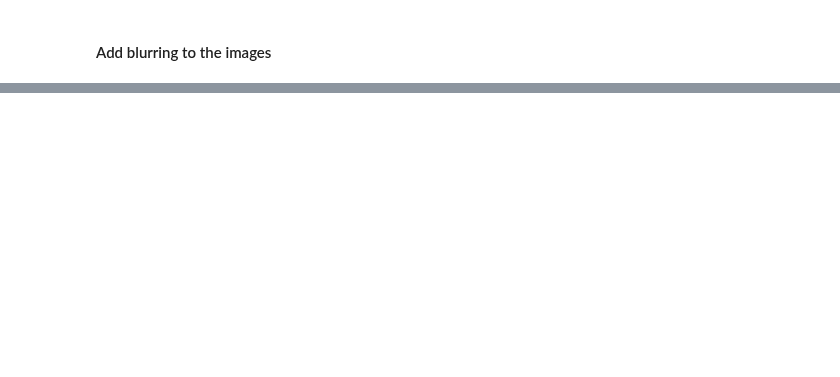
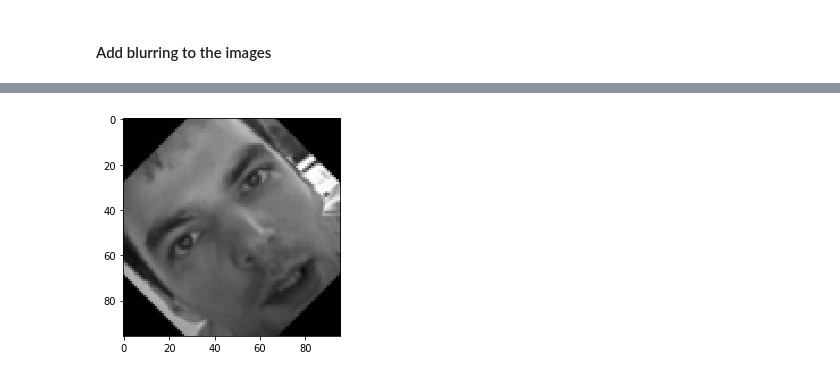
Before and after one commit to MadhuAtBerkeley/w207_Project, a Jupyter notebook: source/w207_eda.ipynb, the cells around one changed output, grey strips where cells are left out. Cells and saved outputs as stored; diff of their text form; code cells hidden in the pictures; blank space fills up the shorter version.

Commit message:
started working on rotation

```diff
--- a/source/w207_eda.ipynb
+++ b/source/w207_eda.ipynb
@@ -337,0 +357,10 @@ array([66.03356391, 39.00227368, 30.22700752, 36.4216782 , 59.58207519,
+# %%
+rows,cols = (96,96)
+
+M = cv2.getRotationMatrix2D((cols/2,rows/2),45,1)
+dst = cv2.warpAffine(x_train[[5]].reshape(96,96,1),M,(cols,rows))
+
+
+view_img(dst)
+# %% [output]
+[figure, added]
```
Also changed, not shown: parts of 3 cells of this notebook.
